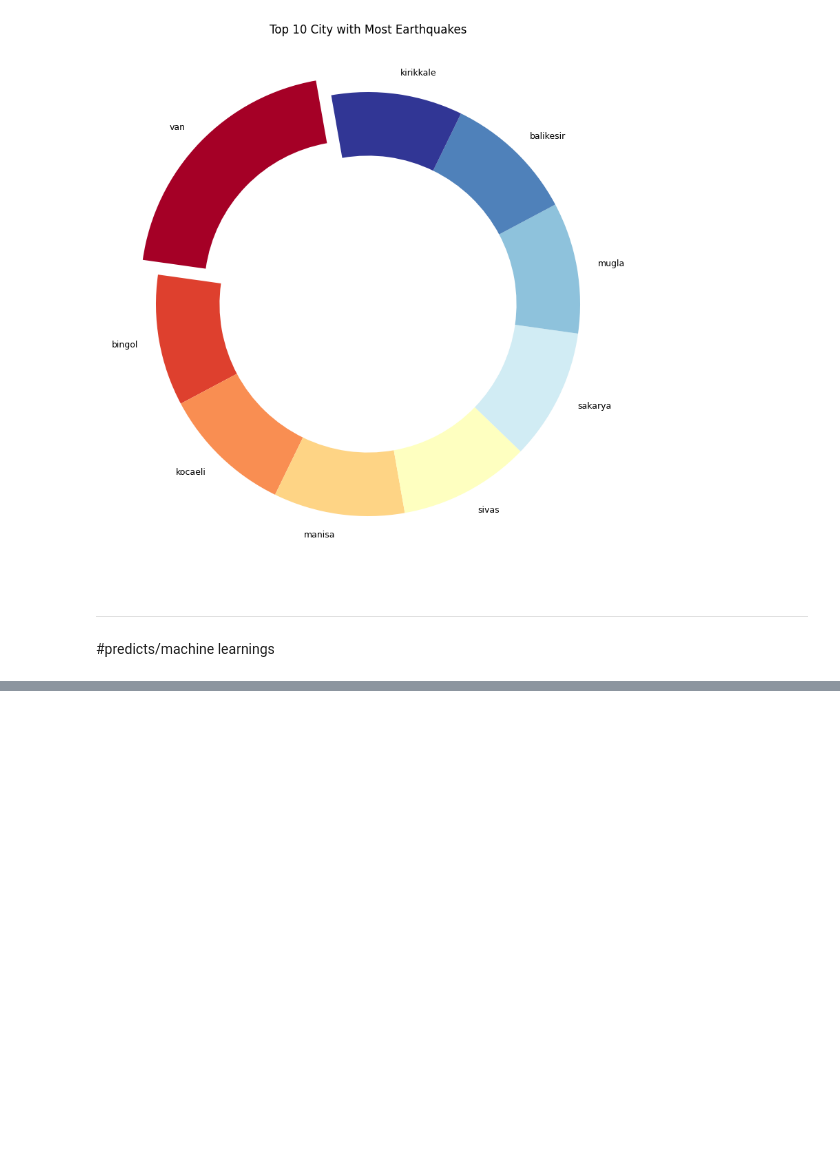
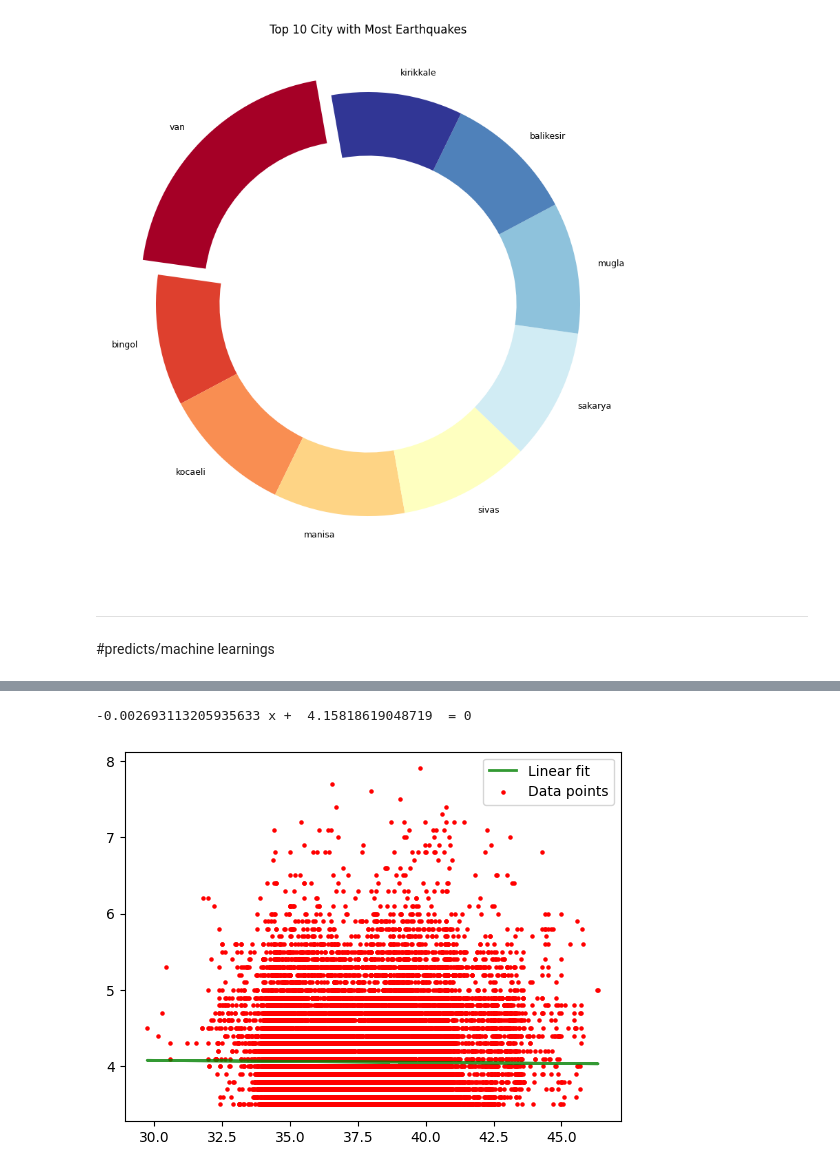
Before and after one commit to sedataskan/earthquake, a Jupyter notebook: earthquake.ipynb, the cells around one changed output, grey strips where cells are left out. Cells and saved outputs as stored; diff of their text form; code cells hidden in the pictures; blank space fills up the shorter version.

```diff
--- a/earthquake.ipynb
+++ b/earthquake.ipynb
@@ -115,0 +148,20 @@ plt.show()
+# %%
+x = turkey["lat"]
+y = turkey["xm"]
+
+fit = np.polyfit(x,y,1)
+ang = fit[0]
+intercept = fit[1]
+fit_eq = ang*x + intercept  #obtaining the y axis values for the fitting function
+
+print(ang,"x + ", intercept, " = 0")
+
+fig = plt.figure()
+ax = fig.subplots()
+ax.plot(x, fit_eq,color = 'g', alpha = 0.8, label = 'Linear fit', linewidth = 2)
+ax.scatter(x, y, s = 5, color = 'r', label = 'Data points')
+ax.legend()
+plt.show()
+# %% [output]
+-0.002693113205935633 x +  4.15818619048719  = 0
+[figure, added]
```
Also changed, not shown: parts of 6 cells of this notebook.
